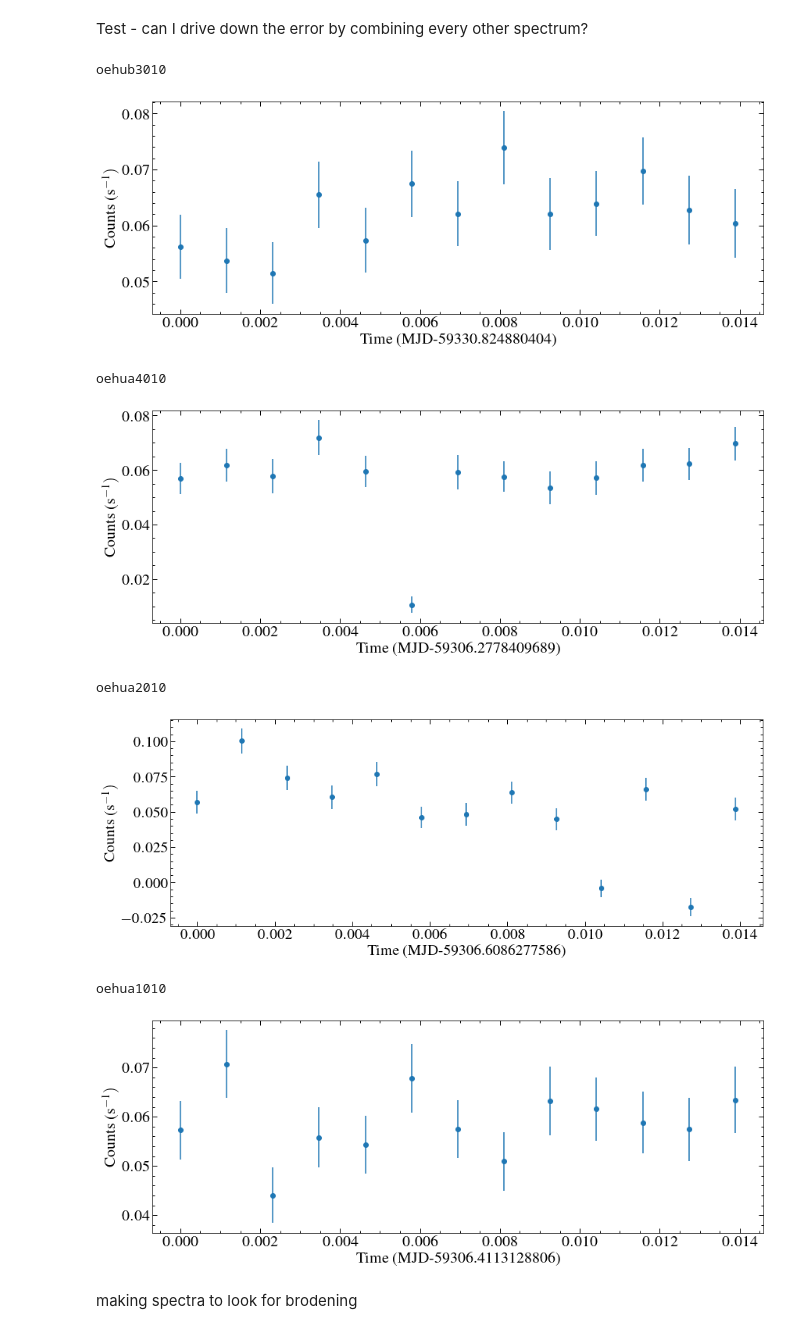
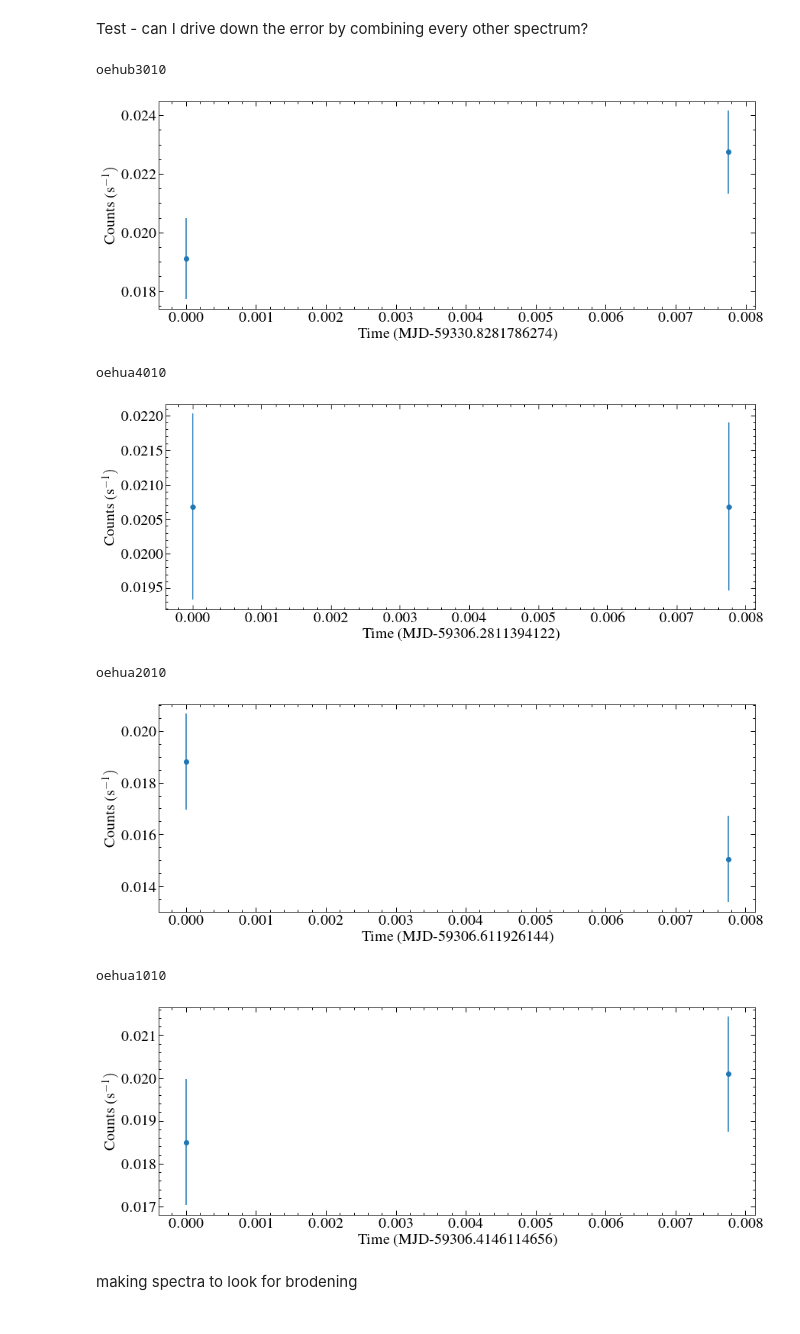
Before and after one commit to davidjwilson/pceb, a Jupyter notebook: eg_uma/eg_uma_stis_lc.ipynb, the cells around one changed output. Drawn from its saved outputs; the diff is of its cells as text; code cells hidden in the pictures.

```diff
--- a/eg_uma/eg_uma_stis_lc.ipynb
+++ b/eg_uma/eg_uma_stis_lc.ipynb
@@ -50,6 +53,7 @@ x1ds
 for x in x1ds:
     data = fits.getdata(x,1)[0]
     plt.plot(data['WAVELENGTH'][data['DQ']==0], data['FLUX'][data['DQ']==0])
+    plt.plot(data['WAVELENGTH'][data['DQ']==0], data['ERROR'][data['DQ']==0])
     plt.ylim(0.0)
     plt.show()
 # %% [output]
@@ -74,11 +78,12 @@ The most important decision is what time step to use. This will depend on what y
 
 Now run intagg on each tagfile. This will make a new "raw" file with multiple extensions, where each extension after the first contains the events for one time bin. Note that stistools doens't like makeing repeat files, so if you want to re-run this you need to remove all new raw files, x1ds files etc from the output directory. https://stistools.readthedocs.io/en/latest/inttag.html
 # %%
-t_bin = 50 #in seconds
+t_bin = 335 #in seconds
 
 for tag in tags:
     rootname = fits.getheader(tag)['ROOTNAME'] #find the rootname of the tagfile to name the output file
     exptime = fits.getheader(tag)['TEXPTIME']
+
     n_bins = int(exptime/t_bin) #use the exposure time to tell inttag how many time bins there will be
     print('n_bins = {}'.format(n_bins) )
     outfile = '{}{}_{}s_raw.fits'.format(outpath, rootname, t_bin) #build the file path and file name of the output
@@ -262,7 +267,7 @@ def wavelength_edges(w):
     w1 = w + diff/2.
     return w0, w1
 
-band = [1210, 1220] #pick the wavelength range to integrate.
+band = [1205, 1245] #pick the wavelength range to integrate.
 
 
 for x in new_x1ds:
@@ -288,39 +293,39 @@ for x in new_x1ds:
             flux_errors.append(ei)
             dqs.append(dqi)
 
         f, e = spectra_adder(np.array(fluxes), np.array(flux_errors))
         dq = np.sum(np.array(dqs), axis=0)
         time.append(ti)
         w0, w1 = wavelength_edges(w)
         # mask  = (w > band[0]) & (w < band[1]) & (dq == 0)
         mask  = (w < band[0]) | (w > band[1])
 
         w0, w1, f, e = w0[mask], w1[mask], f[mask], e[mask]
         fi = np.sum(f*(w1-w0))
         ei = (np.sum(e**2 * (w1-w0)**2))**0.5
         flux.append(fi)
         error.append(ei)
 
 
     hdul.close()
     time, flux, error = np.array(time), np.array(flux), np.array(error)
     t0 = time[0]
     plt.errorbar(time-t0, flux, yerr = error, marker='o', ls='none') #plot the light curve
     plt.ylabel('Counts (s$^{-1})$')
     plt.xlabel('Time (MJD-{})'.format(t0))
     plt.show()
 
   #  save_data = Table([time*cds.MJD, flux/u.s, error/u.s], names = ['TIME', 'FLUX', 'ERROR'])
   #  ascii.write(save_data, '{}{}_{}s_lc.ecsv'.format(outpath, rootname, t_bin), format = 'ecsv', overwrite=True)
 # %% [output]
 oehub3010
-[figure, old version]
+[figure, new version]
 oehua4010
-[figure, old version]
+[figure, new version]
 oehua2010
-[figure, old version]
+[figure, new version]
 oehua1010
-[figure, old version]
+[figure, new version]
 # %% [markdown]
 making spectra to look for brodening
 # %%
```
Also changed, not shown: parts of 8 cells of this notebook, 54 other files.
